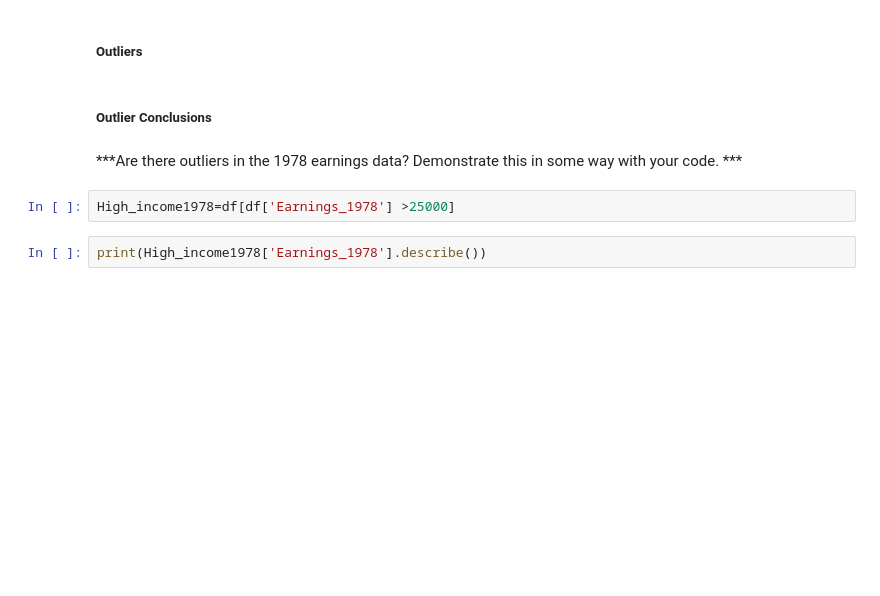
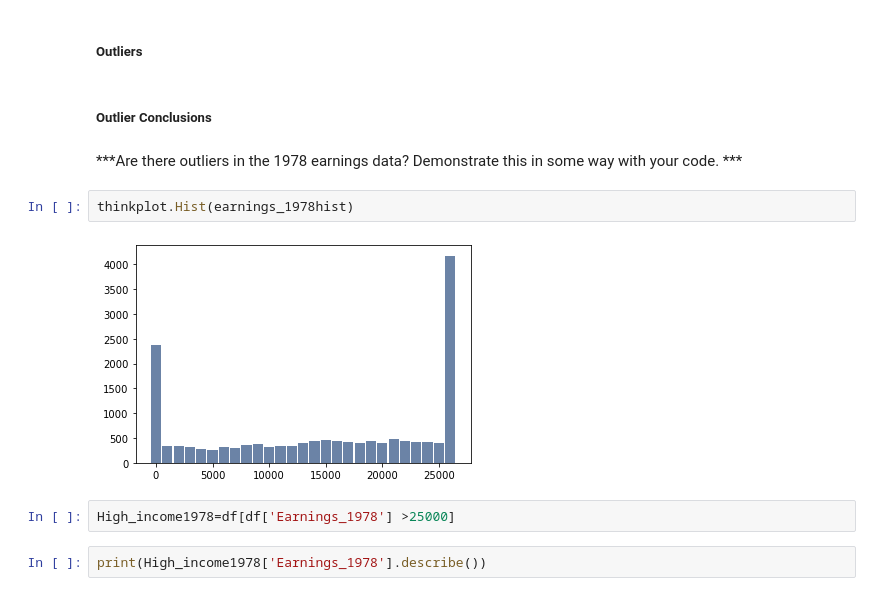
Before and after one commit to Asdukey/BSIP_Assignment_1_Students, a Jupyter notebook: stats_asn_1_stud_temp.ipynb, the cells around one changed output. Drawn from its saved outputs; the diff is of its cells as text; blank space fills up the shorter version.

```diff
--- a/stats_asn_1_stud_temp.ipynb
+++ b/stats_asn_1_stud_temp.ipynb
@@ -559,6 +559,10 @@ Middle-class people's income increases or decreases, and may be some people go b
 ##### Outlier Conclusions
 # %% [markdown]
  ***Are there outliers in the 1978 earnings data? Demonstrate this in some way with your code. ***
+# %%
+thinkplot.Hist(earnings_1978hist)
+# %% [output]
+[figure, added]
 # %%
 High_income1978=df[df['Earnings_1978'] >25000]
 # %%
```
